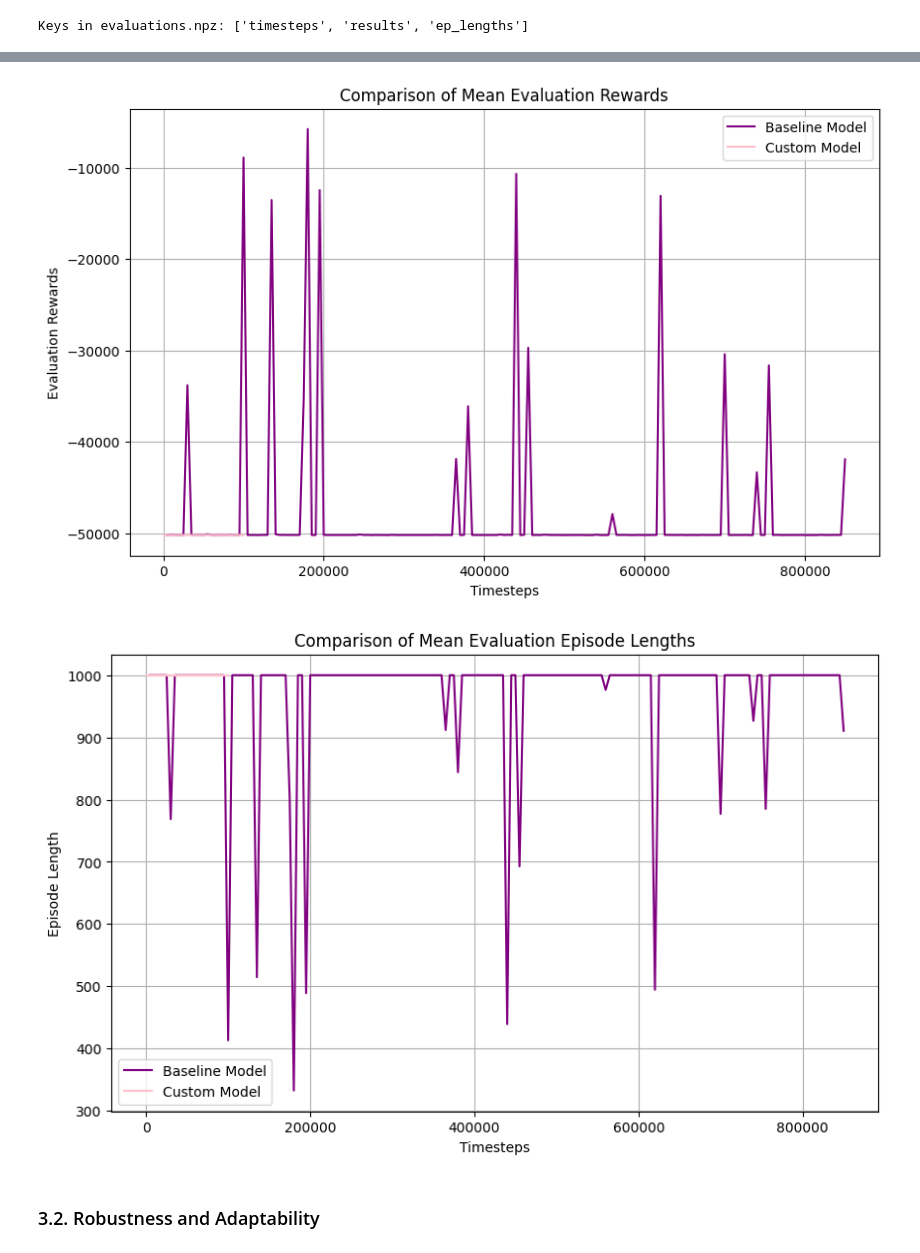
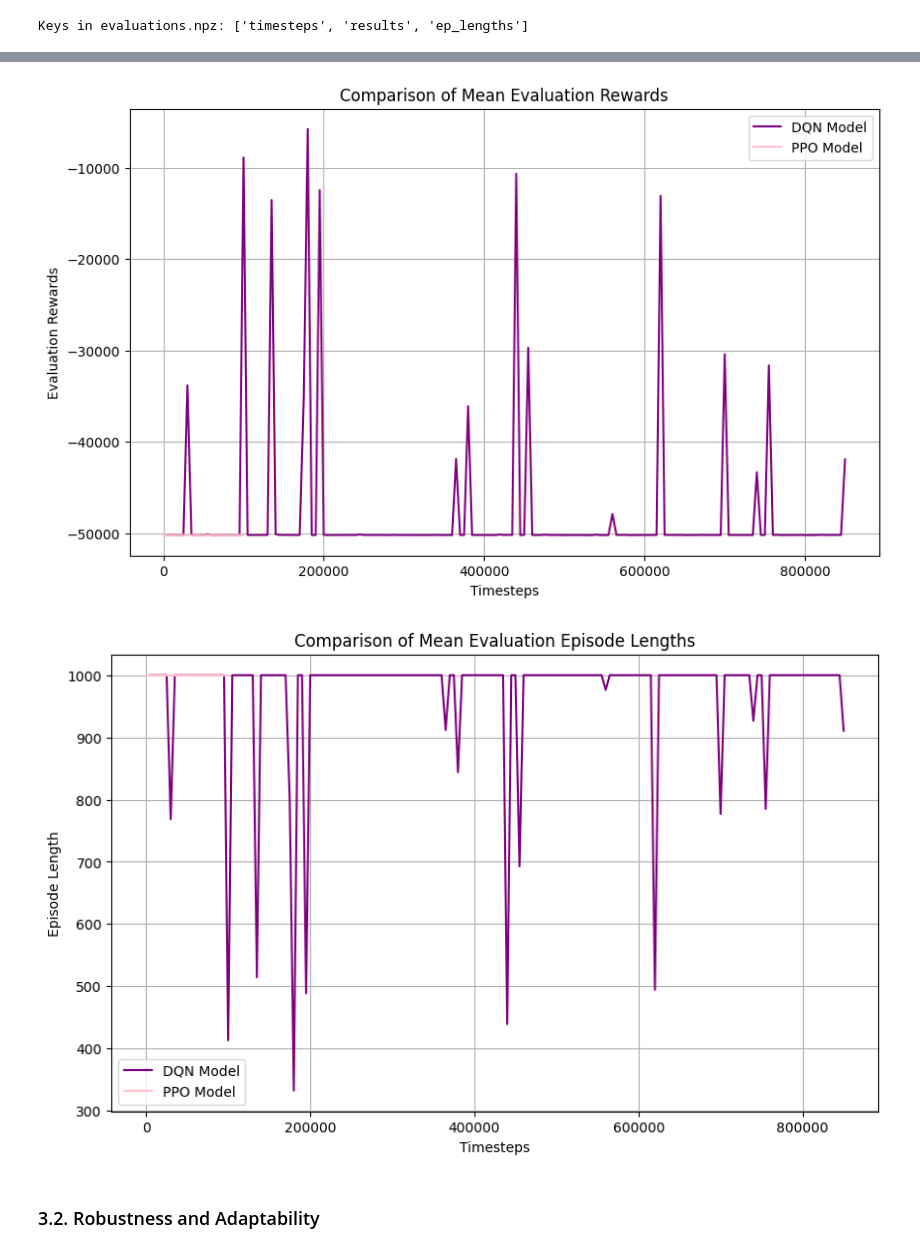
Before and after one commit to inesamorim/reinforcement-learning-with-gymnasium, a Jupyter notebook: testing.ipynb, the cells around one changed output, grey strips where cells are left out. Drawn from its saved outputs; the diff is of its cells as text; code cells hidden in the pictures.

```diff
--- a/testing.ipynb
+++ b/testing.ipynb
@@ -105,11 +97,11 @@ compare_episode_lengths(timesteps_baseline_ppo, timesteps_custom_ppo, ep_lengths
 # %%
-compare_rewards(timesteps_custom_dqn, timesteps_custom_ppo, results_custom_dqn, results_custom_ppo)
+compare_rewards_by_algorithm(timesteps_custom_dqn, timesteps_custom_ppo, results_custom_dqn, results_custom_ppo)
 # %% [output]
-[figure, old version]
+[figure, new version]
 # %%
-compare_episode_lengths(timesteps_custom_dqn, timesteps_custom_ppo, ep_lengths_custom_dqn, ep_lengths_custom_ppo)
+compare_episode_lengths_by_algorithm(timesteps_custom_dqn, timesteps_custom_ppo, ep_lengths_custom_dqn, ep_lengths_custom_ppo)
 # %% [output]
-[figure, old version]
+[figure, new version]
 # %% [markdown]
 ### 3.2. Robustness and Adaptability
 # %% [markdown]
```
Also changed, not shown: parts of 4 cells of this notebook, 1 other file.
